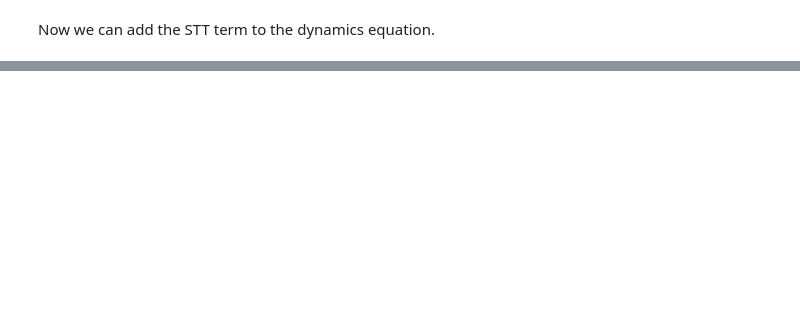
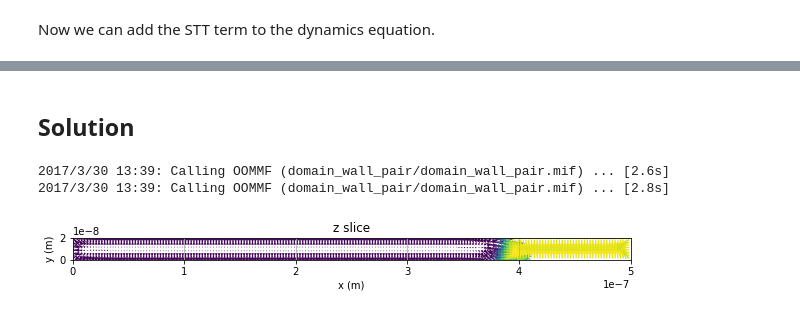
Before and after one commit to joommf-attic/tutorial, a Jupyter notebook: current_induced_domain_wall_motion.ipynb, the cells around one changed output, grey strips where cells are left out. Cells and saved outputs as stored; diff of their text form; code cells hidden in the pictures; blank space fills up the shorter version.

```diff
--- a/current_induced_domain_wall_motion.ipynb
+++ b/current_induced_domain_wall_motion.ipynb
@@ -55,0 +73,32 @@ system.m.plot_line_intersection(p1=(0, 0, 0), p2=(199e-9, 0, 0))
+# %% [markdown]
+## Solution
+# %%
+system = oc.System(name="domain_wall_pair")
+system.hamiltonian = oc.Exchange(A=A) + oc.DMI(D=D, kind="interfacial") + oc.UniaxialAnisotropy(K=K, u=u)
+system.dynamics = oc.Precession(gamma=gamma) + oc.Damping(alpha=alpha)
+
+def m_value(pos):
+    x, y, z = pos
+    if x < 40e-9:
+        return (0, 0, -1)
+    else:
+        return (0, 0, 1)
+
+system.m = df.Field(mesh, value=m_value, norm=Ms)
+
+md = oc.MinDriver()
+md.drive(system)
+
+ux = 400  # velocity in x direction (m/s)
+beta = 0.5  # non-adiabatic STT parameter
+
+system.dynamics += oc.STT(u=(ux, 0, 0), beta=beta)
+
+td = oc.TimeDriver()
+td.drive(system, t=0.5e-9, n=1)
+
+system.m.plot_slice("z", 0);
+# %% [output]
+2017/3/30 13:39: Calling OOMMF (domain_wall_pair/domain_wall_pair.mif) ... [2.6s]
+2017/3/30 13:39: Calling OOMMF (domain_wall_pair/domain_wall_pair.mif) ... [2.8s]
+[figure, added]
```
Also changed, not shown: parts of 4 cells of this notebook.
